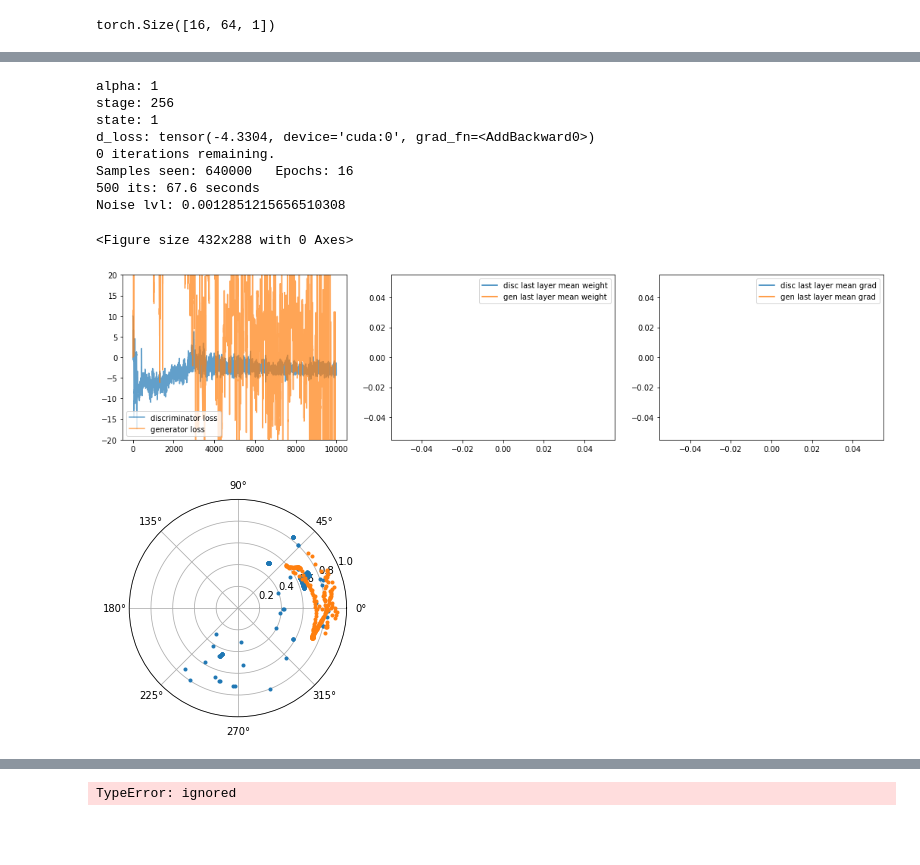
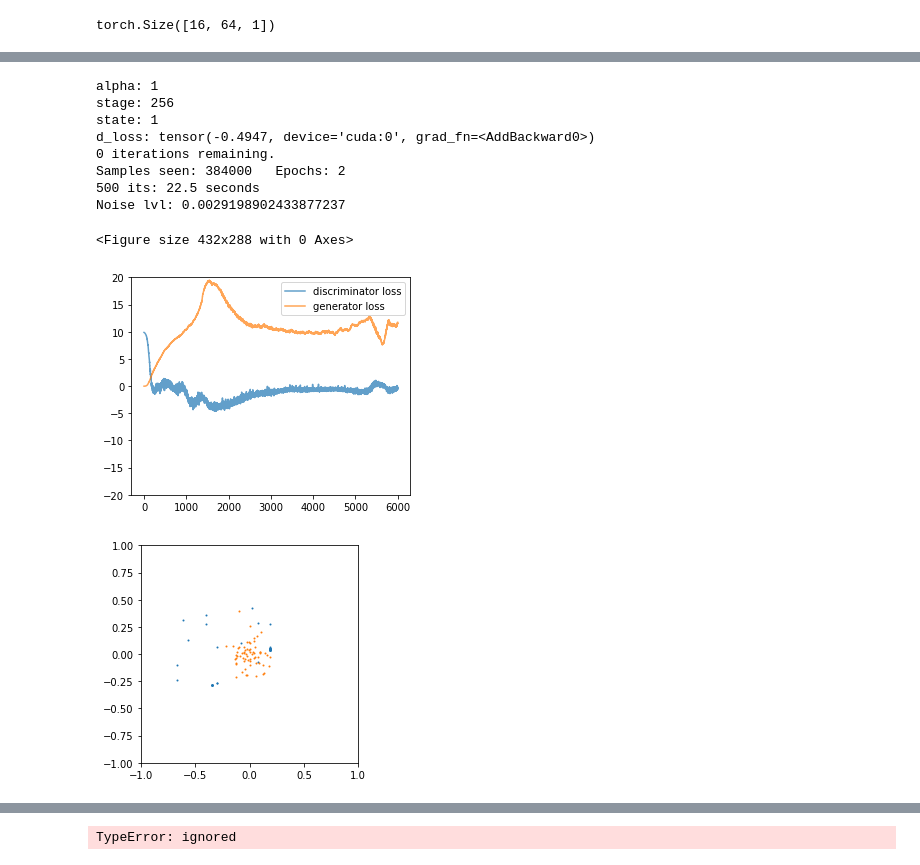
Before and after one commit to mdubouch/noise-gan, a Jupyter notebook: noise_info.ipynb, the cells around one changed output, grey strips where cells are left out. Cells and saved outputs as stored; diff of their text form; code cells hidden in the pictures; blank space fills up the shorter version.

```diff
--- a/noise_info.ipynb
+++ b/noise_info.ipynb
@@ -619,5 +658,5 @@ torch.Size([4, 160193])
 # %%
-_train = _train.unfold(1, hit_group_size, 4)
+_train = _train.unfold(1, hit_group_size, hit_group_stride)
 # %%
 _train.shape
 # %% [output]
@@ -827,7 +865,8 @@ class SeqPosStdDev(nn.Module):
         seq_r_std_diff_dev = seq_r_std_diff.repeat(x.shape[0], 1, x.shape[2])
         seq_th_std_diff_dev = seq_th_std_diff.repeat(x.shape[0], 1, x.shape[2])
 
-        out = torch.cat((x, seq_r_std_dev, seq_th_std_dev, seq_r_std_diff_dev, seq_th_std_diff_dev), dim=1)
+        #out = torch.cat((x, seq_r_std_dev, seq_th_std_dev, seq_r_std_diff_dev, seq_th_std_diff_dev), dim=1)
+        out = torch.cat((x, seq_r_std_dev, seq_th_std_dev), dim=1)
         return out
 
 
@@ -1075,12 +1151,16 @@ discriminator params: 742273
 
 def sample_real(batch_size, stage, noise_strength=0.01):
     ids = np.random.choice(chunked.shape[2], size=batch_size)
-    smpl = chunked[:,:,ids].permute(2, 0, 1).clone()
+    smpl = chunked[:,:,ids].permute(2, 0, 1)
 
-    smpl = nn.functional.avg_pool1d(smpl, kernel_size=256//stage)
+    #smpl = nn.functional.avg_pool1d(smpl, kernel_size=256//stage)
 
     _noise = noise_strength * torch.randn_like(smpl)
     return torch.clamp(smpl + _noise, -1, 1)#periodic(smpl + _noise, [2, 3, 4])
+
+def sample_fake(batch_size, stage, alpha):
+    noise = to_device(torch.randn((batch_size, latent_dims, 1)))
+    _fk = gen(noise, stage, alpha)
     return _fk
 # %%
 batch_size=64
@@ -1129,9 +1209,9 @@ torch.Size([16])
 #disc = Disc()
 
 optimizer_gen = \
-    torch.optim.Adam(gen.parameters(),  lr=0.001, betas=(0.5, 0.999))#, weight_decay=1e-5)
+    torch.optim.Adam(gen.parameters(),  lr=0.0001, betas=(0.5, 0.999))#, weight_decay=1e-5)
 optimizer_disc = \
-    torch.optim.Adam(disc.parameters(), lr=0.004, betas=(0.5, 0.999))#, weight_decay=1e-5)
+    torch.optim.Adam(disc.parameters(), lr=0.0002, betas=(0.5, 0.999))#, weight_decay=1e-5)
 
 n_critic = 1
 lambda_gp = 10
@@ -1184,7 +1264,7 @@ its_per_state = 2000
 
 alpha_step = 1. / its_per_state
 
-its_to_do = 10000
+its_to_do = 2000
 
 
 for i in range(its_to_do):
@@ -1293,60 +1373,60 @@ for i in range(its_to_do):
 
         print("Noise lvl:", noise_lvl)
 
         last_time = cur_time
         plt.clf()
-        plt.figure(figsize=(18, 4))
-        plt.subplot(131)
+        plt.figure(figsize=(5, 4))
+        #plt.subplot(131)
         plt.plot(discriminator_losses, label='discriminator loss', alpha=0.7)
         plt.plot(generator_losses    , label='generator loss', alpha=0.7)
         plt.legend()
         plt.ylim(-20, 20)
-
-        plt.subplot(132)
-        plt.fill_between(np.arange(len(disc_lin_w)), np.array(disc_lin_w) - disc_lin_s, np.array(disc_lin_w) + disc_lin_s, alpha=0.4)
-        plt.fill_between(np.arange(len(gen_conv9_w)), np.array(gen_conv9_w) - gen_conv9_s, np.array(gen_conv9_w) + gen_conv9_s, alpha=0.4)
-        plt.plot(disc_lin_w, label='disc last layer mean weight')
-        plt.plot(gen_conv9_w, label='gen last layer mean weight')
-        plt.legend()
-
-        plt.subplot(133)
-        plt.plot(disc_lin_grad, label='disc last layer mean grad')
-        plt.plot(gen_conv9_grad, label='gen last layer mean grad')
-        plt.legend()
         plt.show()
 
+        # plt.subplot(132)
+        # plt.fill_between(np.arange(len(disc_lin_w)), np.array(disc_lin_w) - disc_lin_s, np.array(disc_lin_w) + disc_lin_s, alpha=0.4)
+        # plt.fill_between(np.arange(len(gen_conv9_w)), np.array(gen_conv9_w) - gen_conv9_s, np.array(gen_conv9_w) + gen_conv9_s, alpha=0.4)
+        # plt.plot(disc_lin_w, label='disc last layer mean weight')
+        # plt.plot(gen_conv9_w, label='gen last layer mean weight')
+        # plt.legend()
+
+        # plt.subplot(133)
+        # plt.plot(disc_lin_grad, label='disc last layer mean grad')
+        # plt.plot(gen_conv9_grad, label='gen last layer mean grad')
+        # plt.legend()
+        # plt.show()
 
 
-        #plt.hist(sample_real(1000)[:,2].flatten().cpu().detach().numpy(), bins=100, alpha=0.6, label='real', density=True)
-        #plt.hist(sample_fake(1000)[:,2].flatten().cpu().detach().numpy(), bins=100, alpha=0.6, label='fake', density=True)
         gen.eval()
-        _real = sample_real(1, stage, 0)
-        _fake = sample_fake(1, stage, alpha)
-        plt.polar((_real[:,3] + _fake[:,5]).cpu().detach().numpy().squeeze() * np.pi + np.pi,
-                  (_real[:,2] + _real[:,4]).cpu().detach().numpy().squeeze() * 0.5 + 0.5, marker='.', linewidth=0)
-        plt.polar((_fake[:,3] + _fake[:,5]).cpu().detach().numpy().squeeze() * np.pi + np.pi,
-                  (_fake[:,2] + _fake[:, 4]).cpu().detach().numpy().squeeze() * 0.5 + 0.5, marker='.', linewidth=0)
+        _real = sample_real(1, stage, 0).cpu().detach().numpy()
+        _fake = sample_fake(1, stage, alpha).cpu().detach().numpy()
+        #plt.polar((_real[:,3] + _fake[:,5]).cpu().detach().numpy().squeeze() * np.pi + np.pi,
+        #          (_real[:,2] + _real[:,4]).cpu().detach().numpy().squeeze() * 0.5 + 0.5, marker='.', linewidth=0)
+        #plt.polar((_fake[:,3] + _fake[:,5]).cpu().detach().numpy().squeeze() * np.pi + np.pi,
+        #          (_fake[:,2] + _fake[:, 4]).cpu().detach().numpy().squeeze() * 0.5 + 0.5, marker='.', linewidth=0)
+        plt.scatter(_real[:, 2], _real[:,3], s=1)
+        plt.scatter(_fake[:, 2], _fake[:,3], s=1)
 
         plt.gca().set_aspect(1)
-        plt.ylim(0, 1)
-        #plt.ylim(-1, 1)
+        plt.xlim(-1, 1)
+        plt.ylim(-1, 1)
         #plt.yscale('log')
         #plt.legend()
         plt.show()
 
 end_time = time.time()
 elapsed = end_time - start_time
 
 print("%d iterations took %.1f seconds" % (its_to_do, elapsed))
 # %% [output]
 alpha: 1
 stage: 256
 state: 1
-d_loss: tensor(-4.3304, device='cuda:0', grad_fn=<AddBackward0>)
+d_loss: tensor(-0.4947, device='cuda:0', grad_fn=<AddBackward0>)
 0 iterations remaining.
-Samples seen: 640000   Epochs: 16
-500 its: 67.6 seconds
-Noise lvl: 0.0012851215656510308
+Samples seen: 384000   Epochs: 2
+500 its: 22.5 seconds
+Noise lvl: 0.0029198902433877237
 <Figure size 432x288 with 0 Axes>
-[figure, old version]
+[figure, new version]
-[figure, old version]
+[figure, new version]
```
Also changed, not shown: parts of 65 cells of this notebook.
